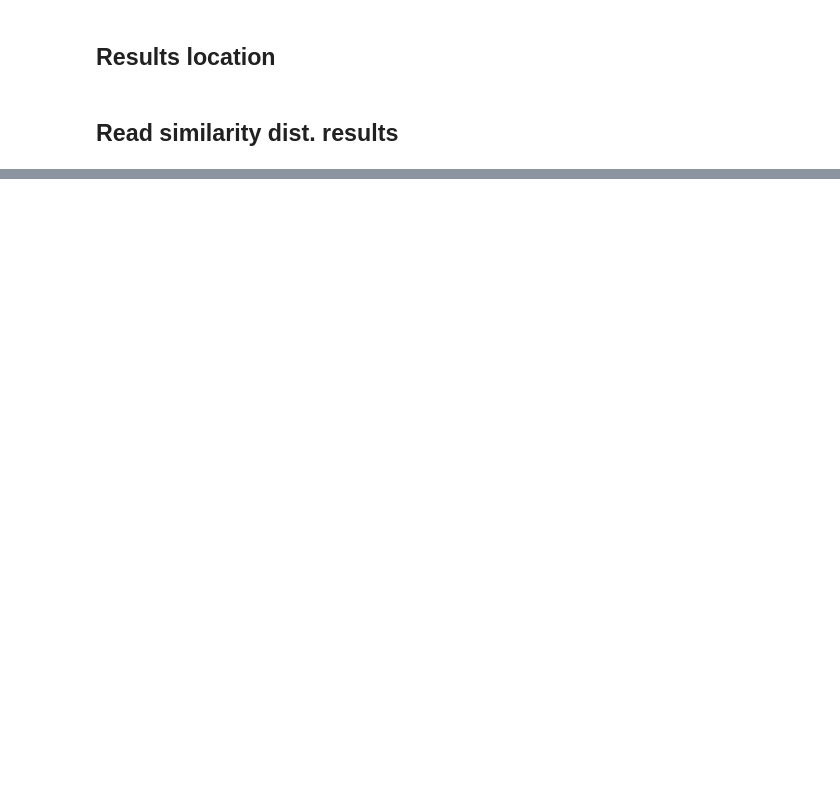
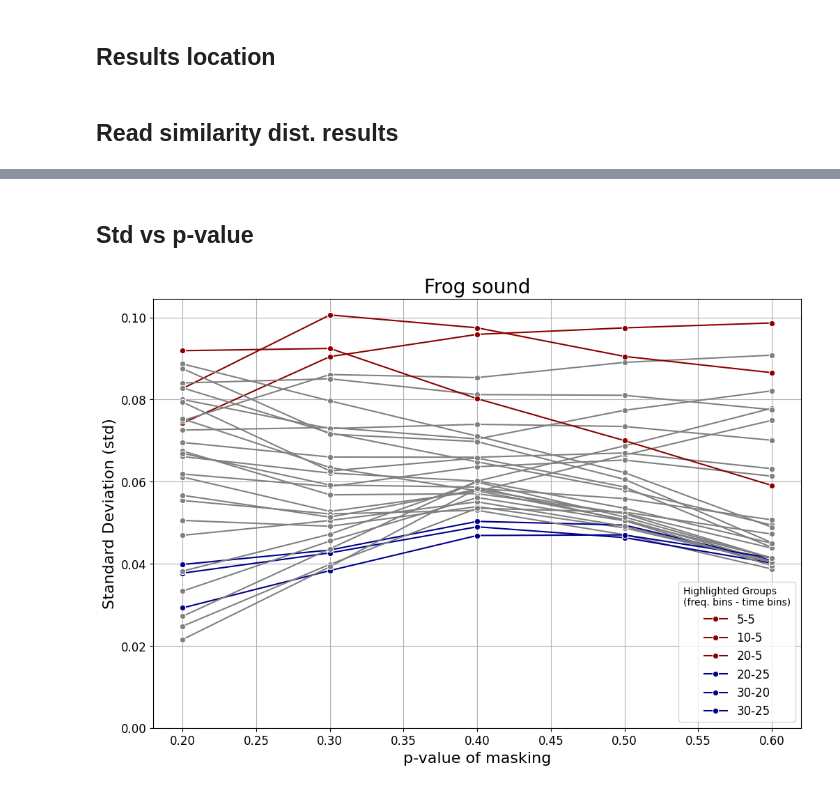
Before and after one commit to zszalan98/DL_RELAX, a Jupyter notebook: hyp_tuning_analysis.ipynb, the cells around one changed output, grey strips where cells are left out. Drawn from its saved outputs; the diff is of its cells as text; code cells hidden in the pictures; blank space fills up the shorter version.

Commit message:
Similarity distribution analysis for all hyp. params.

```diff
--- a/hyp_tuning_analysis.ipynb
+++ b/hyp_tuning_analysis.ipynb
@@ -105 +103,5 @@ rooster_df.to_csv(rooster_folder / "rooster_results.csv")
+# %%
+# Load data from saved dataframe
+frog_df = pd.read_csv(frog_folder / "frog_results.csv")
+rooster_df = pd.read_csv(rooster_folder / "rooster_results.csv")
 # %% [markdown]
@@ -155,0 +164,2 @@ p_val     -0.898406 -0.899319 -0.578906
+# %% [markdown]
+## Std vs p-value
@@ -155,0 +169,38 @@ p_val     -0.898406 -0.899319 -0.578906
+# %%
+# Prepare the data for plotting
+data_frog_plot = frog_df.copy()
+data_frog_plot['f_bins_t_bins'] = data_frog_plot['freq_bins'].astype(str) + '-' + data_frog_plot['time_bins'].astype(str)
+
+# Creating the plot
+
+# Calculating the maximum 'std' for each 'f_bins'-'t_bins' combination
+max_std_per_group = data_frog_plot.groupby('f_bins_t_bins')['std'].max().sort_values(ascending=False)
+top_3_max_std_groups = max_std_per_group.head(3).index.tolist()
+bottom_3_max_std_groups = max_std_per_group.tail(3).index.tolist()
+
+# Creating the plot with top 3 and bottom 3 lines highlighted
+plt.figure(figsize=(12, 8))
+for group in data_frog_plot['f_bins_t_bins'].unique():
+    if group in top_3_max_std_groups:
+        # Highlight top 3 groups in shades of red
+        sns.lineplot(x='p_val', y='std', data=data_frog_plot[data_frog_plot['f_bins_t_bins'] == group],
+                     marker='o', label=group, color='darkred')
+    elif group in bottom_3_max_std_groups:
+        # Highlight bottom 3 groups in shades of blue
+        sns.lineplot(x='p_val', y='std', data=data_frog_plot[data_frog_plot['f_bins_t_bins'] == group],
+                     marker='o', label=group, color='darkblue')
+    else:
+        # Plot other groups in gray
+        sns.lineplot(x='p_val', y='std', data=data_frog_plot[data_frog_plot['f_bins_t_bins'] == group],
+                     color='gray', marker='o', legend=False)
+
+plt.ylim(bottom=0)  # Set y-axis minimum to 0
+plt.title('Frog sound', fontsize=20)
+plt.xlabel('p-value of masking', fontsize=16)
+plt.ylabel('Standard Deviation (std)', fontsize=16)
+plt.legend(title='Highlighted Groups \n(freq. bins - time bins)', fontsize=12)
+plt.tick_params(axis='both', which='major', labelsize=12)
+plt.grid(True)
+plt.show()
+# %% [output]
+[figure, added]
```
Also changed, not shown: parts of 11 cells of this notebook, 2 other files.
